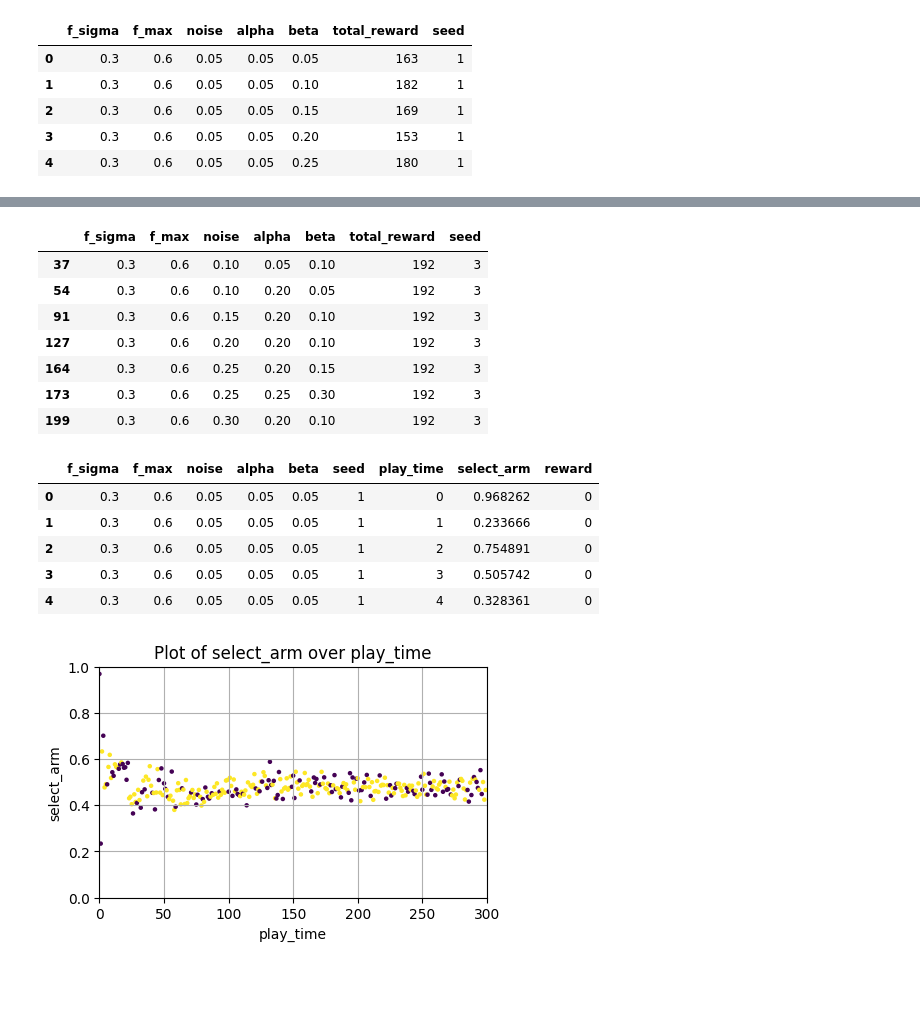
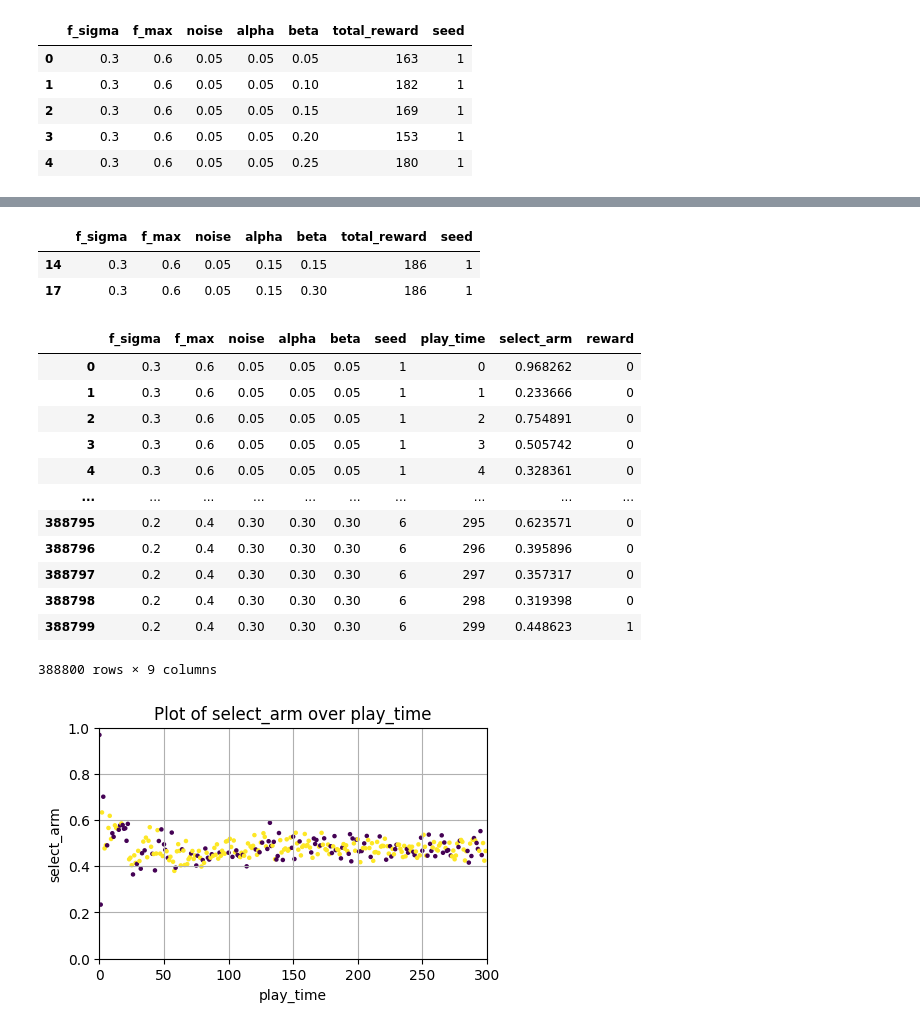
Before and after one commit to taikicoco/gauusian_process_bandit, a Jupyter notebook: app/bandit/results/plot.ipynb, the cells around one changed output, grey strips where cells are left out. Drawn from its saved outputs; the diff is of its cells as text; code cells hidden in the pictures; blank space fills up the shorter version.

```diff
--- a/app/bandit/results/plot.ipynb
+++ b/app/bandit/results/plot.ipynb
@@ -93,27 +213,29 @@ plt.show()
 # %%
-df_subset4 = df2
+df_subset4 = df2_
 max_reward = df_subset4['total_reward'].max()
 max_reward_records = df_subset4[df_subset4['total_reward'] == max_reward]
 max_reward_records
 # %% [output]
 |  | f_sigma | f_max | noise | alpha | beta | total_reward | seed |
-| 37 | 0.3 | 0.6 | 0.10 | 0.05 | 0.10 | 192 | 3 |
-| 54 | 0.3 | 0.6 | 0.10 | 0.20 | 0.05 | 192 | 3 |
-| 91 | 0.3 | 0.6 | 0.15 | 0.20 | 0.10 | 192 | 3 |
-| 127 | 0.3 | 0.6 | 0.20 | 0.20 | 0.10 | 192 | 3 |
-| 164 | 0.3 | 0.6 | 0.25 | 0.20 | 0.15 | 192 | 3 |
-| 173 | 0.3 | 0.6 | 0.25 | 0.25 | 0.30 | 192 | 3 |
-| 199 | 0.3 | 0.6 | 0.30 | 0.20 | 0.10 | 192 | 3 |
+| 14 | 0.3 | 0.6 | 0.05 | 0.15 | 0.15 | 186 | 1 |
+| 17 | 0.3 | 0.6 | 0.05 | 0.15 | 0.30 | 186 | 1 |
 # %%
 df = pd.read_csv('./csv/gp_ts/gp_ts.csv')
-df.head()
+df
 # %% [output]
 |  | f_sigma | f_max | noise | alpha | beta | seed | play_time | select_arm | reward |
 | 0 | 0.3 | 0.6 | 0.05 | 0.05 | 0.05 | 1 | 0 | 0.968262 | 0 |
 | 1 | 0.3 | 0.6 | 0.05 | 0.05 | 0.05 | 1 | 1 | 0.233666 | 0 |
 | 2 | 0.3 | 0.6 | 0.05 | 0.05 | 0.05 | 1 | 2 | 0.754891 | 0 |
 | 3 | 0.3 | 0.6 | 0.05 | 0.05 | 0.05 | 1 | 3 | 0.505742 | 0 |
 | 4 | 0.3 | 0.6 | 0.05 | 0.05 | 0.05 | 1 | 4 | 0.328361 | 0 |
+| ... | ... | ... | ... | ... | ... | ... | ... | ... | ... |
+| 388795 | 0.2 | 0.4 | 0.30 | 0.30 | 0.30 | 6 | 295 | 0.623571 | 0 |
+| 388796 | 0.2 | 0.4 | 0.30 | 0.30 | 0.30 | 6 | 296 | 0.395896 | 0 |
+| 388797 | 0.2 | 0.4 | 0.30 | 0.30 | 0.30 | 6 | 297 | 0.357317 | 0 |
+| 388798 | 0.2 | 0.4 | 0.30 | 0.30 | 0.30 | 6 | 298 | 0.319398 | 0 |
+| 388799 | 0.2 | 0.4 | 0.30 | 0.30 | 0.30 | 6 | 299 | 0.448623 | 1 |
+388800 rows × 9 columns
 # %%
 f_df = df[(df['noise'] == 0.05) & (df['beta'] == 0.05) &  (df['alpha'] == 0.15) &  (df['seed'] == 1)]
 r_df = f_df[['play_time', 'select_arm', 'reward']]
```
Also changed, not shown: parts of 9 cells of this notebook, 2 other files.
